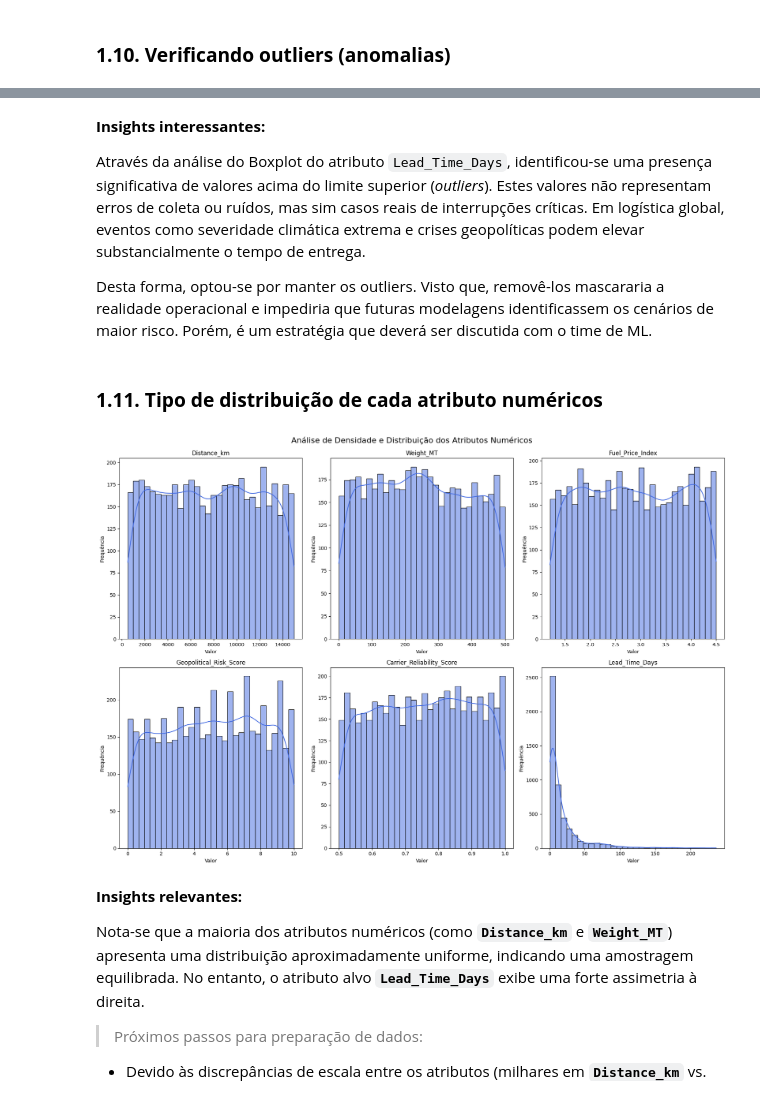
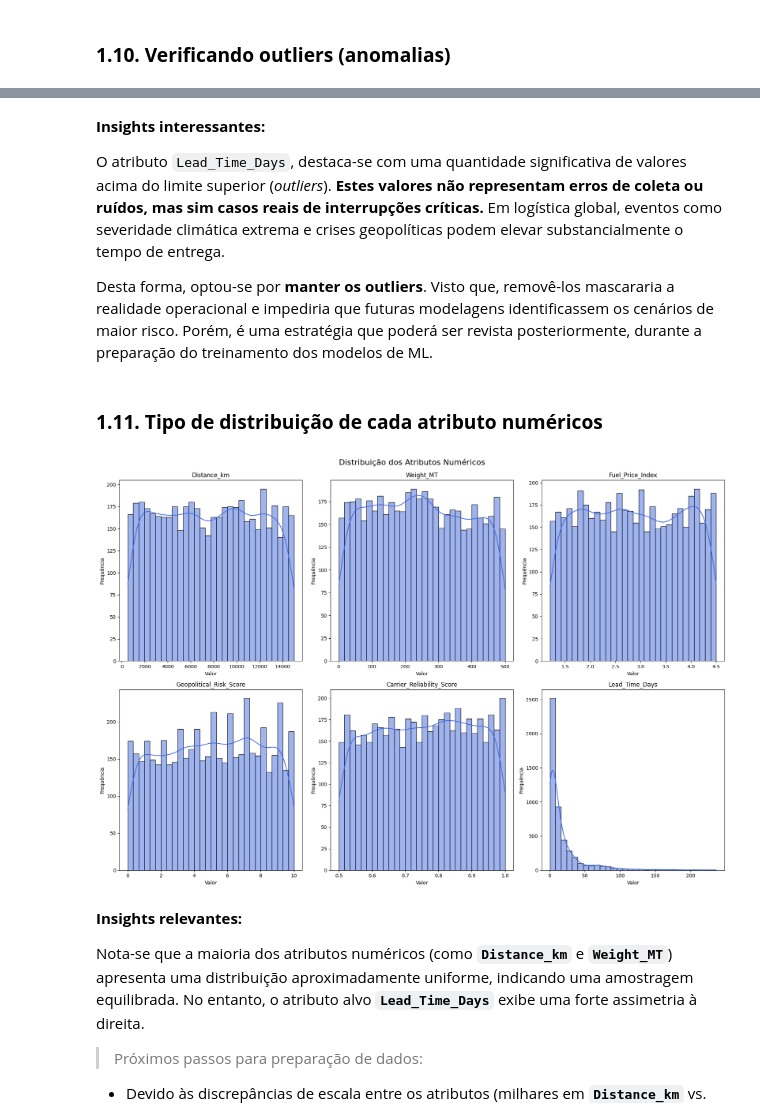
Before and after one commit to juliafarah/MVP_Data_Analysis, a Jupyter notebook: MVP_Data_Analysis.ipynb, the cells around one changed output, grey strips where cells are left out. Cells and saved outputs as stored; diff of their text form; code cells hidden in the pictures.

```diff
--- a/MVP_Data_Analysis.ipynb
+++ b/MVP_Data_Analysis.ipynb
@@ -281,0 +238,16 @@ plt.show()
+# %%
+# Visualização de outliers para todas as colunas numéricas (Layout 2x3)
+plt.figure(figsize=(15, 8))
+
+# Selecionando apenas as colunas de escala contínua
+cols_boxplot = [c for c in colunas_numericas if c != 'Disruption_Occurred']
+
+for i, col in enumerate(cols_boxplot):
+    plt.subplot(2, 3, i+1)  # Ajustando para 2 linhas e 3 colunas
+    sns.boxplot(y=df[col], color='royalblue')
+    plt.title(f'{col}')
+    plt.ylabel('Valor')
+
+plt.tight_layout()
+plt.suptitle('Outliers noa Atributos Numéricas', fontsize=16, y=1.02)
+plt.show()
@@ -282,30 +256,30 @@ plt.show()
 # %% [markdown]
 **Insights interessantes:**
 
-Através da análise do Boxplot do atributo `Lead_Time_Days`, identificou-se uma presença significativa de valores acima do limite superior (*outliers*). Estes valores não representam erros de coleta ou ruídos, mas sim casos reais de interrupções críticas. Em logística global, eventos como severidade climática extrema e crises geopolíticas podem elevar substancialmente o tempo de entrega.
+O atributo `Lead_Time_Days`, destaca-se com uma quantidade significativa de valores acima do limite superior (*outliers*). **Estes valores não representam erros de coleta ou ruídos, mas sim casos reais de interrupções críticas.** Em logística global, eventos como severidade climática extrema e crises geopolíticas podem elevar substancialmente o tempo de entrega.
 
-Desta forma, optou-se por manter os outliers. Visto que, removê-los mascararia a realidade operacional e impediria que futuras modelagens identificassem os cenários de maior risco. Porém, é um estratégia que deverá ser discutida com o time de ML.
+Desta forma, optou-se por **manter os outliers**. Visto que, removê-los mascararia a realidade operacional e impediria que futuras modelagens identificassem os cenários de maior risco. Porém, é uma estratégia que poderá ser revista posteriormente, durante a preparação do treinamento dos modelos de ML.
 # %% [markdown]
 ### **1.11. Tipo de distribuição de cada atributo numéricos**
 # %%
 plt.figure(figsize=(18, 12))
 
 
 cols_to_plot = ['Distance_km', 'Weight_MT', 'Fuel_Price_Index',
                 'Geopolitical_Risk_Score', 'Carrier_Reliability_Score', 'Lead_Time_Days']
 
 for i, col in enumerate(cols_to_plot):
     plt.subplot(2, 3, i+1)
     sns.histplot(df[col], kde=True, color='royalblue', bins=30)
     plt.title(col)
     plt.xlabel('Valor')
     plt.ylabel('Frequência')
 
 plt.tight_layout()
-plt.suptitle('Análise de Densidade e Distribuição dos Atributos Numéricos', fontsize=16, y=1.02)
+plt.suptitle('Distribuição dos Atributos Numéricos', fontsize=16, y=1.02)
 plt.show()
 # %% [output]
-[figure, old version]
+[figure, new version]
 # %% [markdown]
 **Insights relevantes:**
 
```
Also changed, not shown: parts of 21 cells of this notebook.
